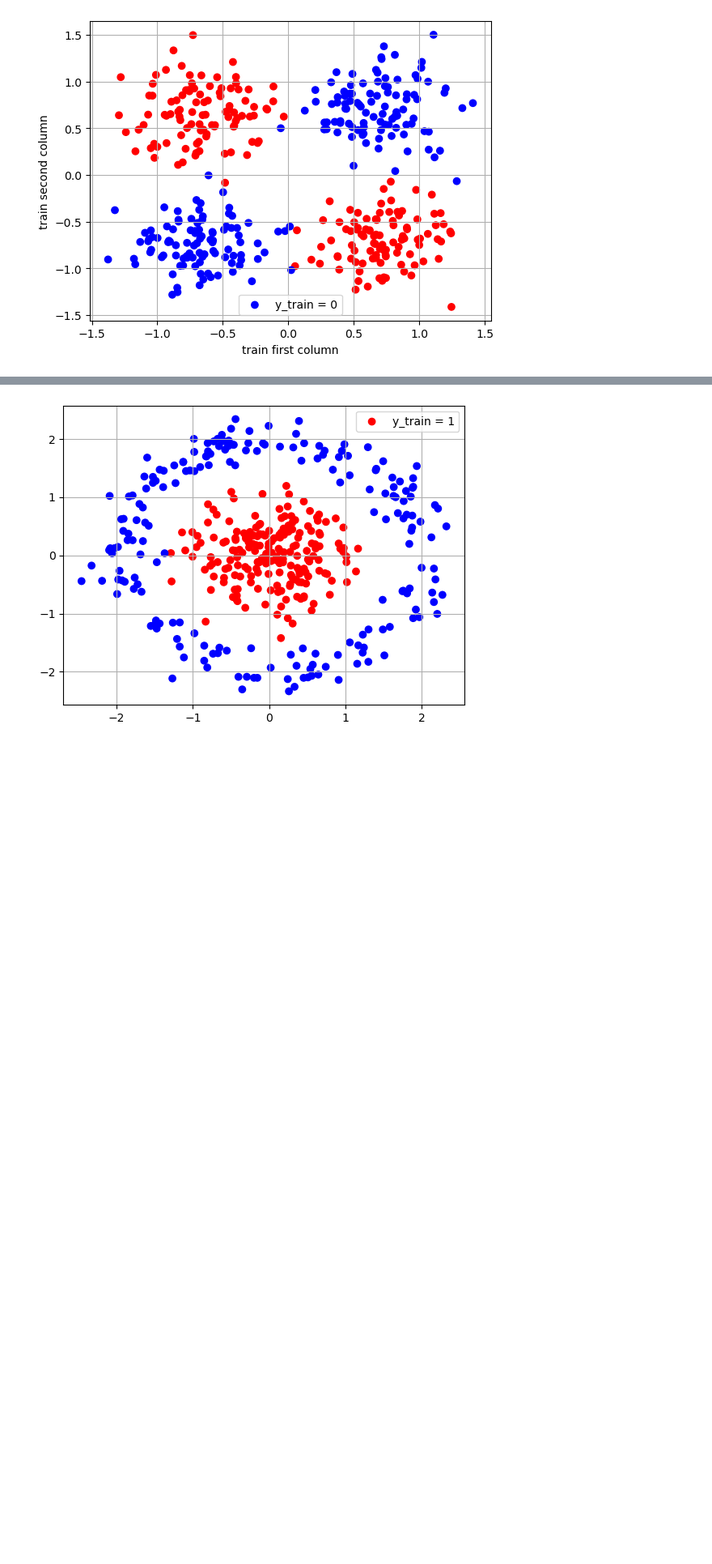
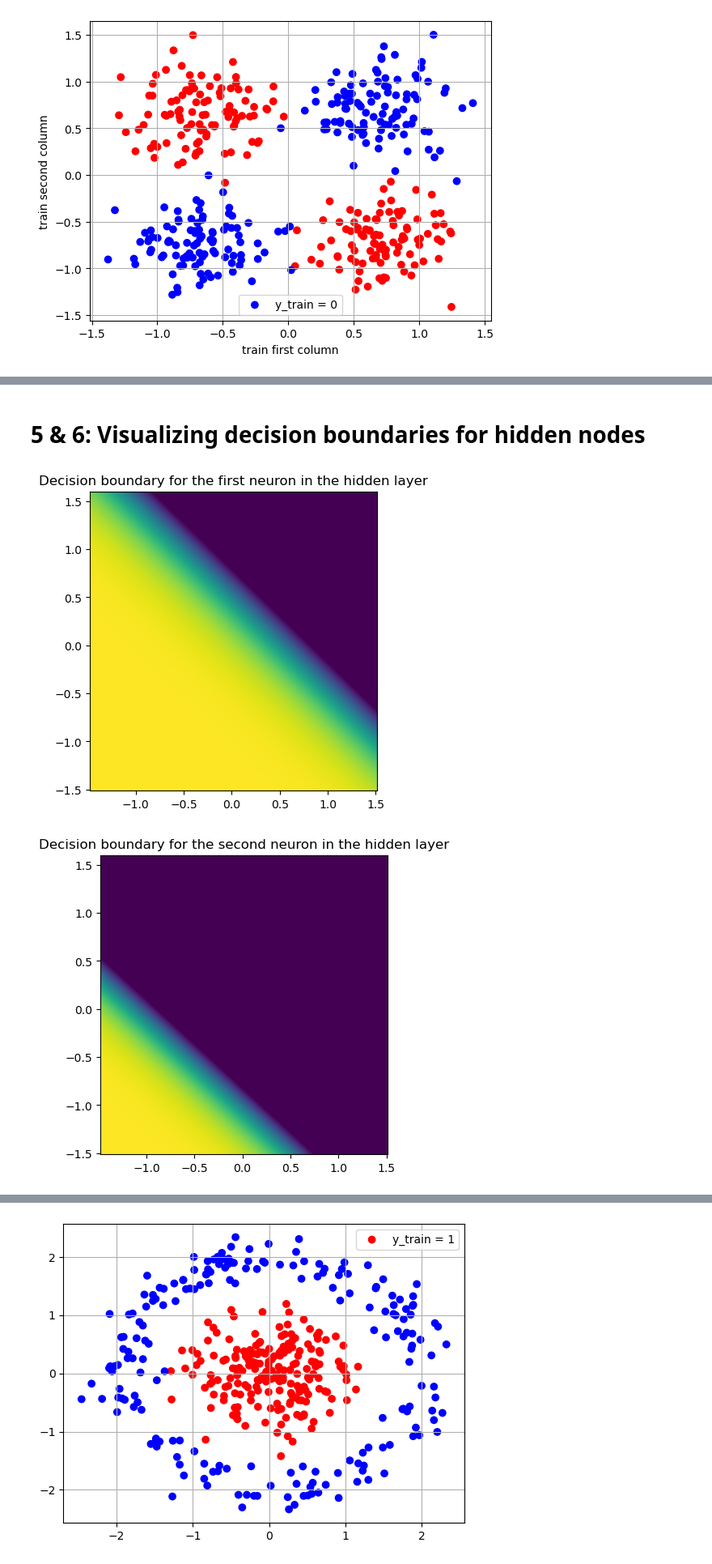
Before and after one commit to CLag707/Lab_assignment, a Jupyter notebook: Answer1.ipynb, the cells around one changed output, grey strips where cells are left out. Shown at 81% size. Cells and saved outputs as stored; diff of their text form; code cells hidden in the pictures; blank space fills up the shorter version.

```diff
--- a/Answer1.ipynb
+++ b/Answer1.ipynb
@@ -68,0 +237,44 @@ plt.show()
+# %% [markdown]
+# 5 & 6: Visualizing decision boundaries for hidden nodes
+# %%
+def visualize_decision_boundary(neuron_layer, neuron_number, title,
+                                X_data, y_data, W1, b1, W2, b2,
+                                plot_datapoints=False, show_rounded=False, granularity=500):
+
+    # create the meshgrid
+    col_maxes = X_data.max(axis=0)
+    col_mins = X_data.min(axis=0)
+    x0_space = np.linspace(start=col_mins[0], stop=col_maxes[0], num=granularity)
+    x1_space = np.linspace(start=col_mins[1], stop=col_maxes[1], num=granularity)
+    x0, x1 = np.meshgrid(x0_space, x1_space)
+    x0 = x0.flatten()
+    x1 = x1.flatten()
+    X_grid = np.column_stack((x0,x1))
+
+    # get activations for appropriate neuron and organize into grid
+    A = forward(X_grid, W1, b1, W2, b2)
+
+    # get appropriate neuron and round if specified
+    activations = A[neuron_layer][:,neuron_number]
+    if show_rounded: activations = np.round(activations)
+    activations_grid = np.flip(activations.reshape(x1_space.shape[0], x0_space.shape[0]), axis=0)
+
+    # plot
+    fig, ax = plt.subplots()
+    ax.imshow(activations_grid, vmin=0.5, vmax=1, extent=[col_mins[0]-0.1, col_maxes[0]+0.1, col_mins[1]-0.1, col_maxes[1]+0.1])
+    if plot_datapoints:
+        positives_mask = np.squeeze(y_data) == 1
+        negatives_mask = np.squeeze(y_data) == 0
+        ax.scatter(X_data[positives_mask,0], X_data[positives_mask,1], c="orange", label="y = 1")
+        ax.scatter(X_data[negatives_mask,0], X_data[negatives_mask,1], c="blue", label="y = 0")
+        ax.set_xlabel("x0")
+        ax.set_ylabel("x1")
+        ax.legend(loc="upper right", bbox_to_anchor=(1.27,1))
+    ax.set_title(title)
+    plt.show()
+
+visualize_decision_boundary(0, 0, "Decision boundary for the first neuron in the hidden layer", train1, y_train1, W1_test, b1_test, W2_test, b2_test)
+visualize_decision_boundary(0, 1, "Decision boundary for the second neuron in the hidden layer", train1, y_train1, W1_test, b1_test, W2_test, b2_test)
+# %% [output]
+[figure, added]
+[figure, added]
```
Also changed, not shown: parts of 22 cells of this notebook.
